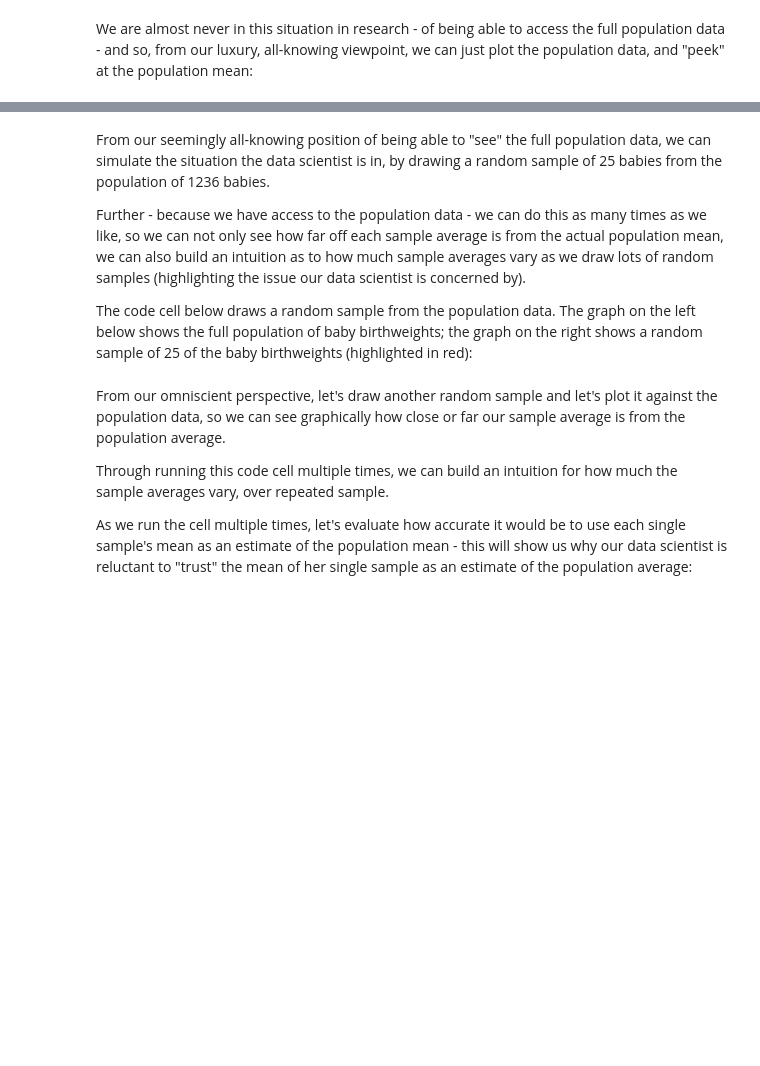
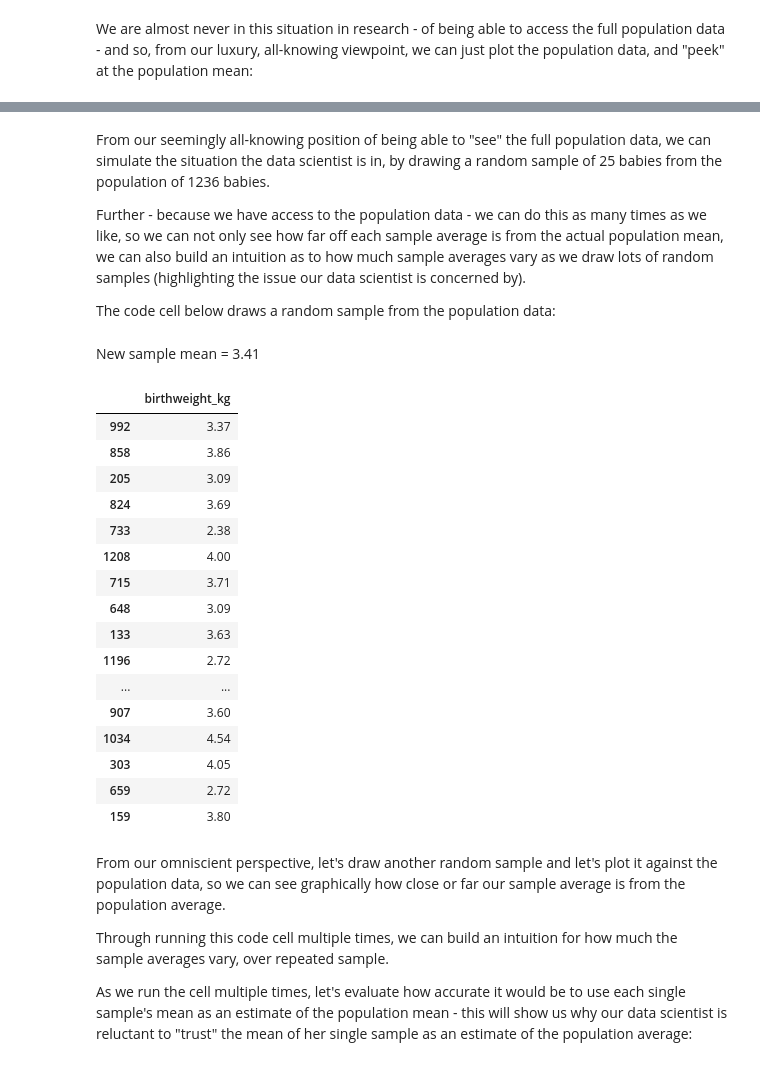
Before and after one commit to pxr687/bootstrap_tutorial, a Jupyter notebook: bootstrap.ipynb, the cells around one changed output, grey strips where cells are left out. Saved outputs shown, nothing was run; the diff lists cells and outputs as text; code cells hidden in the pictures; blank space fills up the shorter version.

Commit message:
remove field plot

```diff
--- a/bootstrap.ipynb
+++ b/bootstrap.ipynb
@@ -100,10 +136,34 @@ From our seemingly all-knowing position of being able to "see" the full populati
 
 Further - because we have access to the population data - we can do this as many times as we like, so we can not only see how far off each sample average is from the actual population mean, we can also build an intuition as to how much sample averages vary as we draw lots of random samples (highlighting the issue our data scientist is concerned by).
 
-The code cell below draws a random sample from the population data.  The graph on the left below shows the full population of baby birthweights; the graph on the right shows a random sample of 25 of the baby birthweights (highlighted in red):
+The code cell below draws a random sample from the population data:
 # %%
-# this is a custom function, as the code to produce this plot is quite long...
-field_plot(babies_pop, fontsize = 8, figsize = (12,12))
+# draw a new sample
+new_sample = babies_pop.sample(25)
+
+# show the new sample and the mean
+display(Markdown(f"\nNew sample mean = {np.mean(new_sample['birthweight_kg']).round(2)}"))
+display(new_sample.round(2))
+# %% [output]
+
+New sample mean = 3.41
+|  | birthweight_kg |
+| 992 | 3.37 |
+| 858 | 3.86 |
+| 205 | 3.09 |
+| 824 | 3.69 |
+| 733 | 2.38 |
+| 1208 | 4.00 |
+| 715 | 3.71 |
+| 648 | 3.09 |
+| 133 | 3.63 |
+| 1196 | 2.72 |
+| ... | ... |
+| 907 | 3.60 |
+| 1034 | 4.54 |
+| 303 | 4.05 |
+| 659 | 2.72 |
+| 159 | 3.80 |
 # %% [markdown]
 From our omniscient perspective, let's draw another random sample and let's plot it against the population data, so we can see graphically how close or far our sample average is from the population average.
 
```
Also changed, not shown: parts of 7 cells of this notebook, 1 other file.
